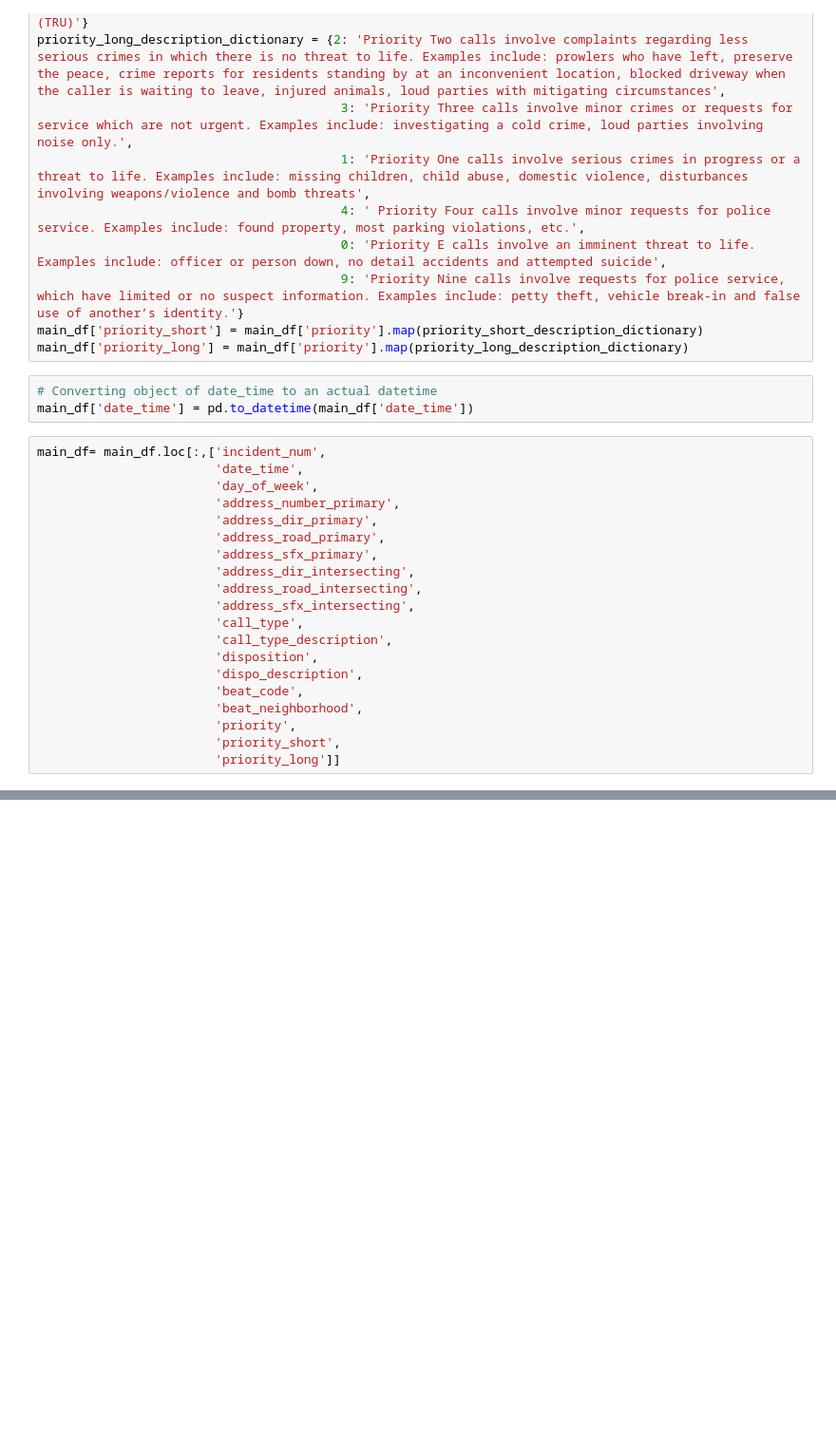
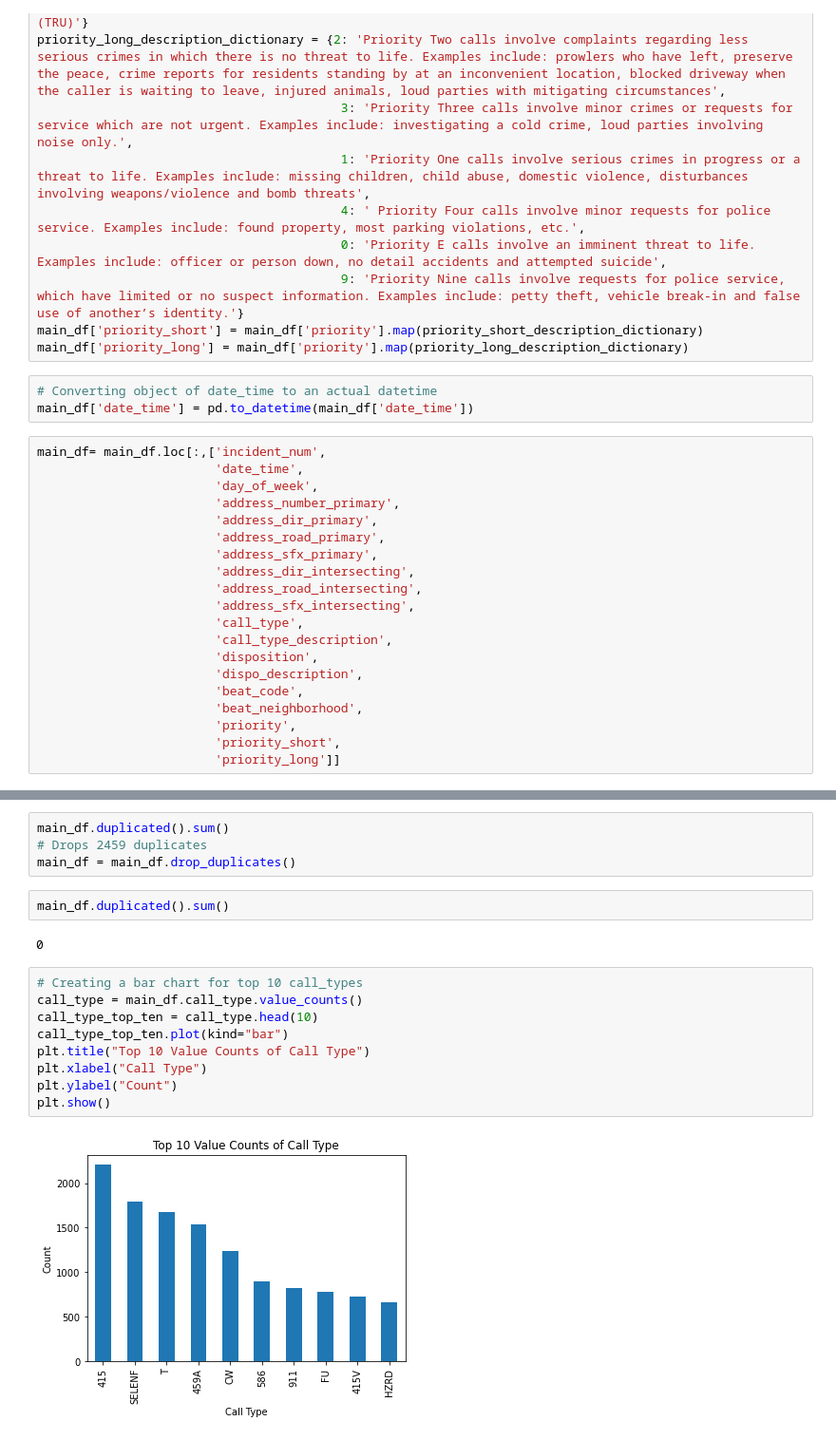
Before and after one commit to zalvatore/Police_Calls_for_Service_San_Diego, a Jupyter notebook: Police_Dataset.ipynb, the cells around one changed output, grey strips where cells are left out. Shown: that part at 95% size. Cells and saved outputs as stored; diff of their text form; blank space fills up the shorter version.

```diff
--- a/Police_Dataset.ipynb
+++ b/Police_Dataset.ipynb
@@ -116,0 +156,19 @@ Name: priority, dtype: int64
+# %%
+main_df.duplicated().sum()
+# Drops 2459 duplicates
+main_df = main_df.drop_duplicates()
+# %%
+main_df.duplicated().sum()
+# %% [output]
+0
+# %%
+# Creating a bar chart for top 10 call_types
+call_type = main_df.call_type.value_counts()
+call_type_top_ten = call_type.head(10)
+call_type_top_ten.plot(kind="bar")
+plt.title("Top 10 Value Counts of Call Type")
+plt.xlabel("Call Type")
+plt.ylabel("Count")
+plt.show()
+# %% [output]
+[figure, added]
```
Also changed, not shown: parts of 12 cells of this notebook.
